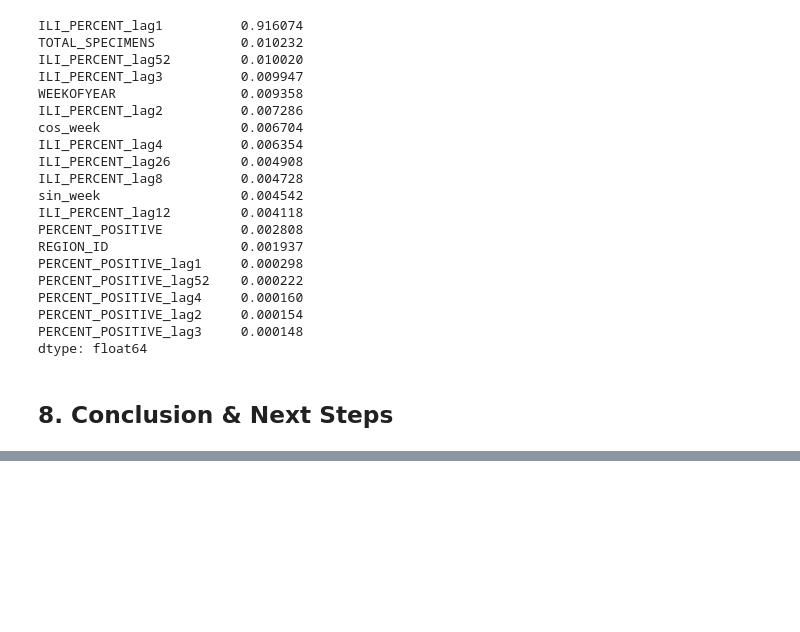
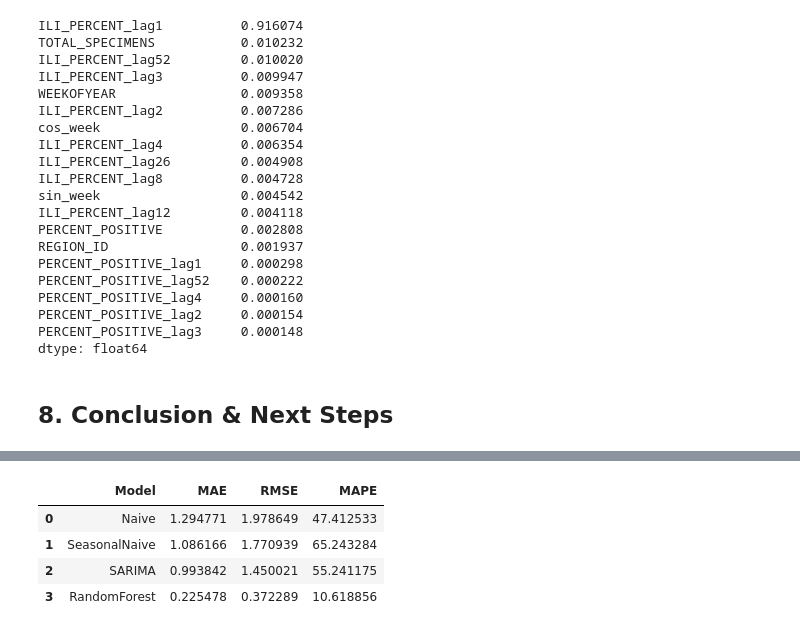
Before and after one commit to ElMehdiBayoud/flu-forecasting-us, a Jupyter notebook: notebook/flu-forecasting.ipynb, the cells around one changed output, grey strips where cells are left out. Cells and saved outputs as stored; diff of their text form; code cells hidden in the pictures; blank space fills up the shorter version.

```diff
--- a/notebook/main.ipynb
+++ b/notebook/flu-forecasting.ipynb
@@ -572,0 +605,20 @@ dtype: float64
+# %%
+# Recompute RF metrics to have them in one place
+rf_metrics = compute_metrics(y_test, y_pred_rf)
+
+# Build a clean metrics table
+metrics_df = pd.DataFrame([
+    {"Model": "Naive",          **metrics_baselines["Naive"]},
+    {"Model": "SeasonalNaive",  **metrics_baselines["SeasonalNaive"]},
+    {"Model": "SARIMA",         **sarima_metrics},
+    {"Model": "RandomForest",   **rf_metrics},
+])
+
+metrics_df.to_csv("outputs/model_metrics.csv", index=False)
+metrics_df
+# %% [output]
+|  | Model | MAE | RMSE | MAPE |
+| 0 | Naive | 1.294771 | 1.978649 | 47.412533 |
+| 1 | SeasonalNaive | 1.086166 | 1.770939 | 65.243284 |
+| 2 | SARIMA | 0.993842 | 1.450021 | 55.241175 |
+| 3 | RandomForest | 0.225478 | 0.372289 | 10.618856 |
```
Also changed, not shown: parts of 11 cells of this notebook.
